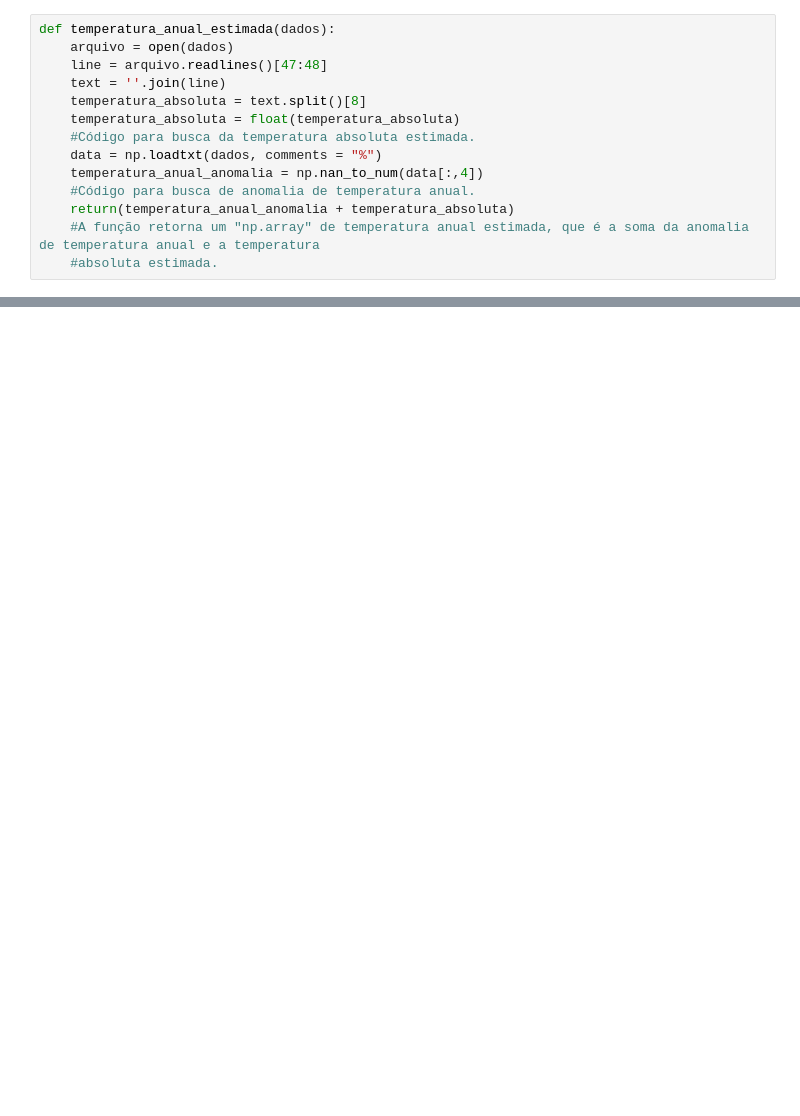
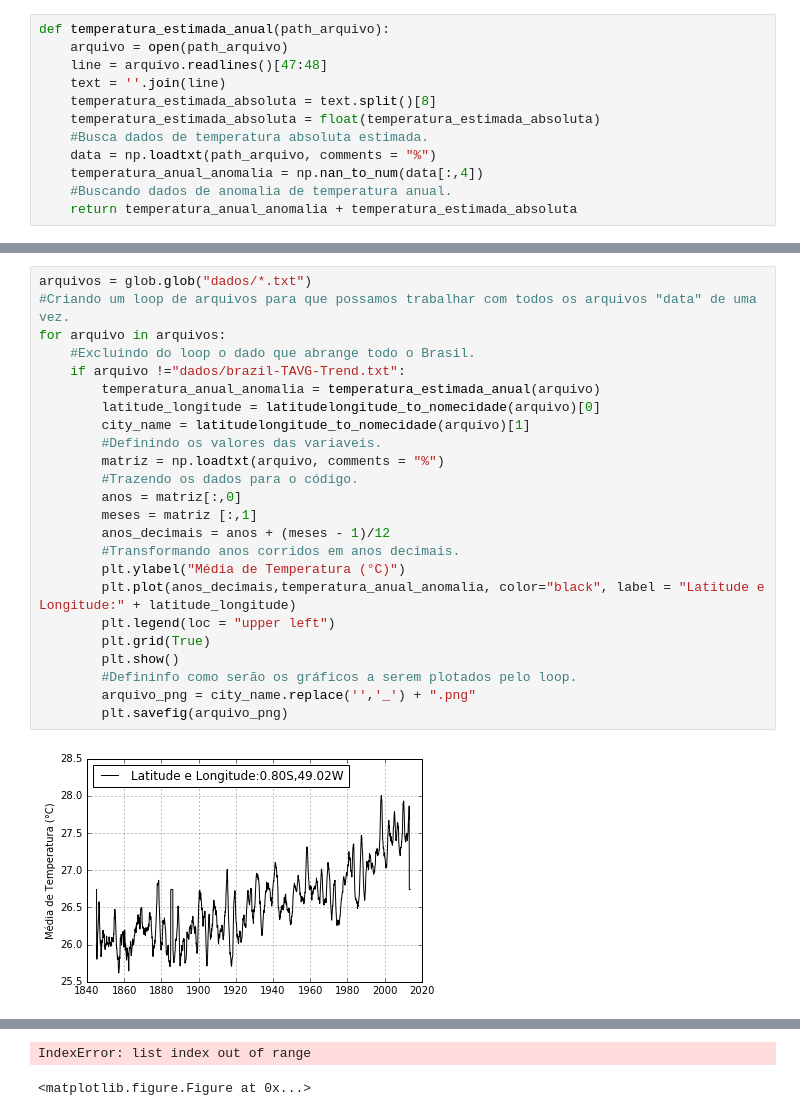
Before and after one commit to mat-esp-2016/python-4-python-4-lucas-lopes, a Jupyter notebook: python4.ipynb, the cells around one changed output, grey strips where cells are left out. Cells and saved outputs as stored; diff of their text form; blank space fills up the shorter version.

```diff
--- a/python4.ipynb
+++ b/python4.ipynb
@@ -28,14 +28,12 @@ nome_cidade_to_lat_long("./dados/2.41S-60.27W-TAVG-Trend.txt")
 # %%
-def temperatura_anual_estimada(dados):
-    arquivo = open(dados)
+def temperatura_estimada_anual(path_arquivo):
+    arquivo = open(path_arquivo)
     line = arquivo.readlines()[47:48]
     text = ''.join(line)
-    temperatura_absoluta = text.split()[8]
-    temperatura_absoluta = float(temperatura_absoluta)
-    #Código para busca da temperatura absoluta estimada.
-    data = np.loadtxt(dados, comments = "%")
+    temperatura_estimada_absoluta = text.split()[8]
+    temperatura_estimada_absoluta = float(temperatura_estimada_absoluta)
+    #Busca dados de temperatura absoluta estimada.
+    data = np.loadtxt(path_arquivo, comments = "%")
     temperatura_anual_anomalia = np.nan_to_num(data[:,4])
-    #Código para busca de anomalia de temperatura anual.
-    return(temperatura_anual_anomalia + temperatura_absoluta)
-    #A função retorna um "np.array" de temperatura anual estimada, que é a soma da anomalia de temperatura anual e a temperatura
-    #absoluta estimada.
+    #Buscando dados de anomalia de temperatura anual.
+    return temperatura_anual_anomalia + temperatura_estimada_absoluta
@@ -45,0 +46,26 @@ array([ 26.72,  26.72,  26.72, ...,  26.72,  26.72,  26.72])
+# %%
+arquivos = glob.glob("dados/*.txt")
+#Criando um loop de arquivos para que possamos trabalhar com todos os arquivos "data" de uma vez.
+for arquivo in arquivos:
+    #Excluindo do loop o dado que abrange todo o Brasil.
+    if arquivo !="dados/brazil-TAVG-Trend.txt":
+        temperatura_anual_anomalia = temperatura_estimada_anual(arquivo)
+        latitude_longitude = latitudelongitude_to_nomecidade(arquivo)[0]
+        city_name = latitudelongitude_to_nomecidade(arquivo)[1]
+        #Definindo os valores das variaveis.
+        matriz = np.loadtxt(arquivo, comments = "%")
+        #Trazendo os dados para o código.
+        anos = matriz[:,0]
+        meses = matriz [:,1]
+        anos_decimais = anos + (meses - 1)/12
+        #Transformando anos corridos em anos decimais.
+        plt.ylabel("Média de Temperatura (°C)")
+        plt.plot(anos_decimais,temperatura_anual_anomalia, color="black", label = "Latitude e Longitude:" + latitude_longitude)
+        plt.legend(loc = "upper left")
+        plt.grid(True)
+        plt.show()
+        #Defininfo como serão os gráficos a serem plotados pelo loop.
+        arquivo_png = city_name.replace('','_') + ".png"
+        plt.savefig(arquivo_png)
+# %% [output]
+[figure, added]
@@ -45,0 +83,2 @@ array([ 26.72,  26.72,  26.72, ...,  26.72,  26.72,  26.72])
+IndexError: list index out of range
+<matplotlib.figure.Figure at 0x...>
```
Also changed, not shown: parts of 7 cells of this notebook.
